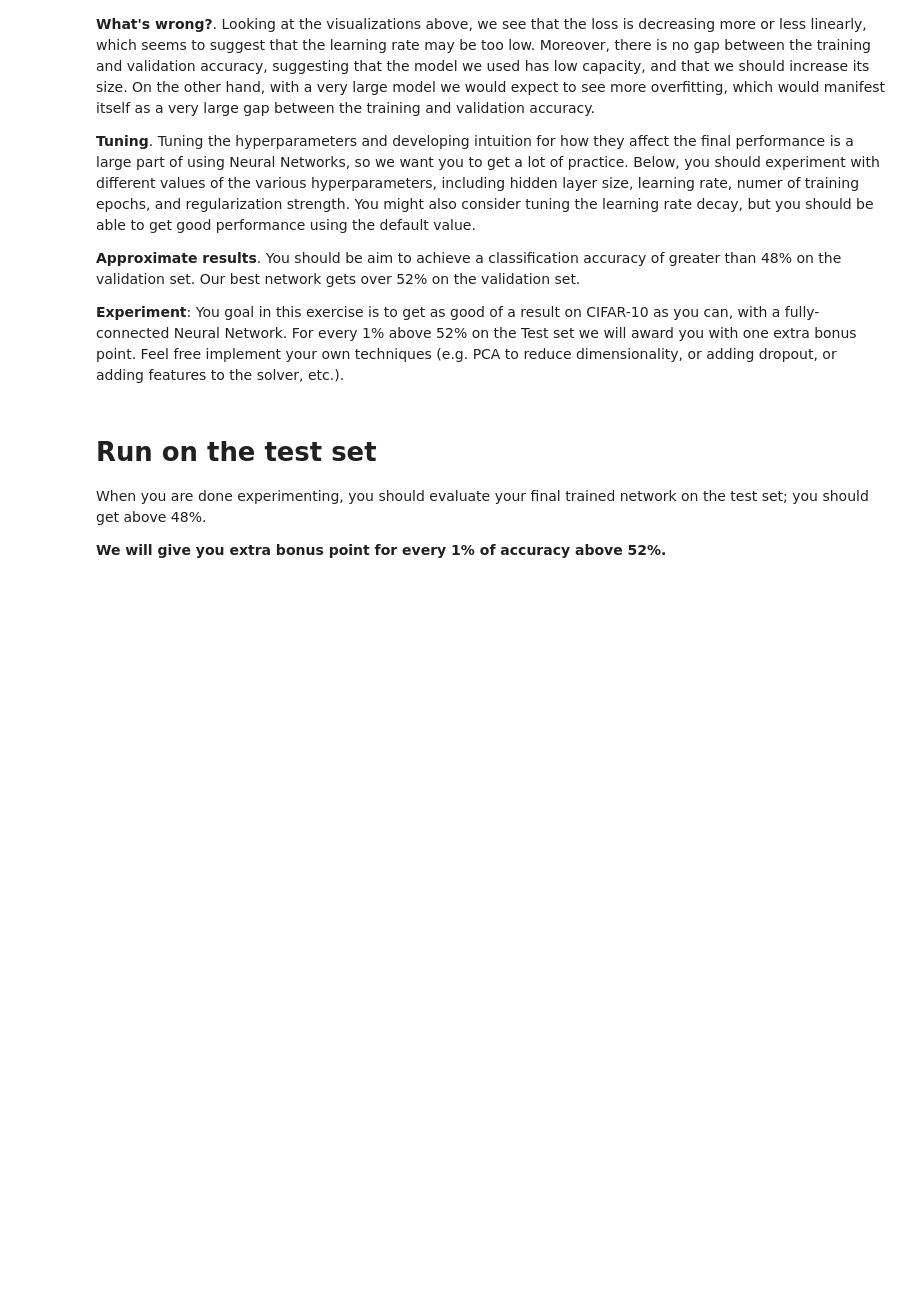
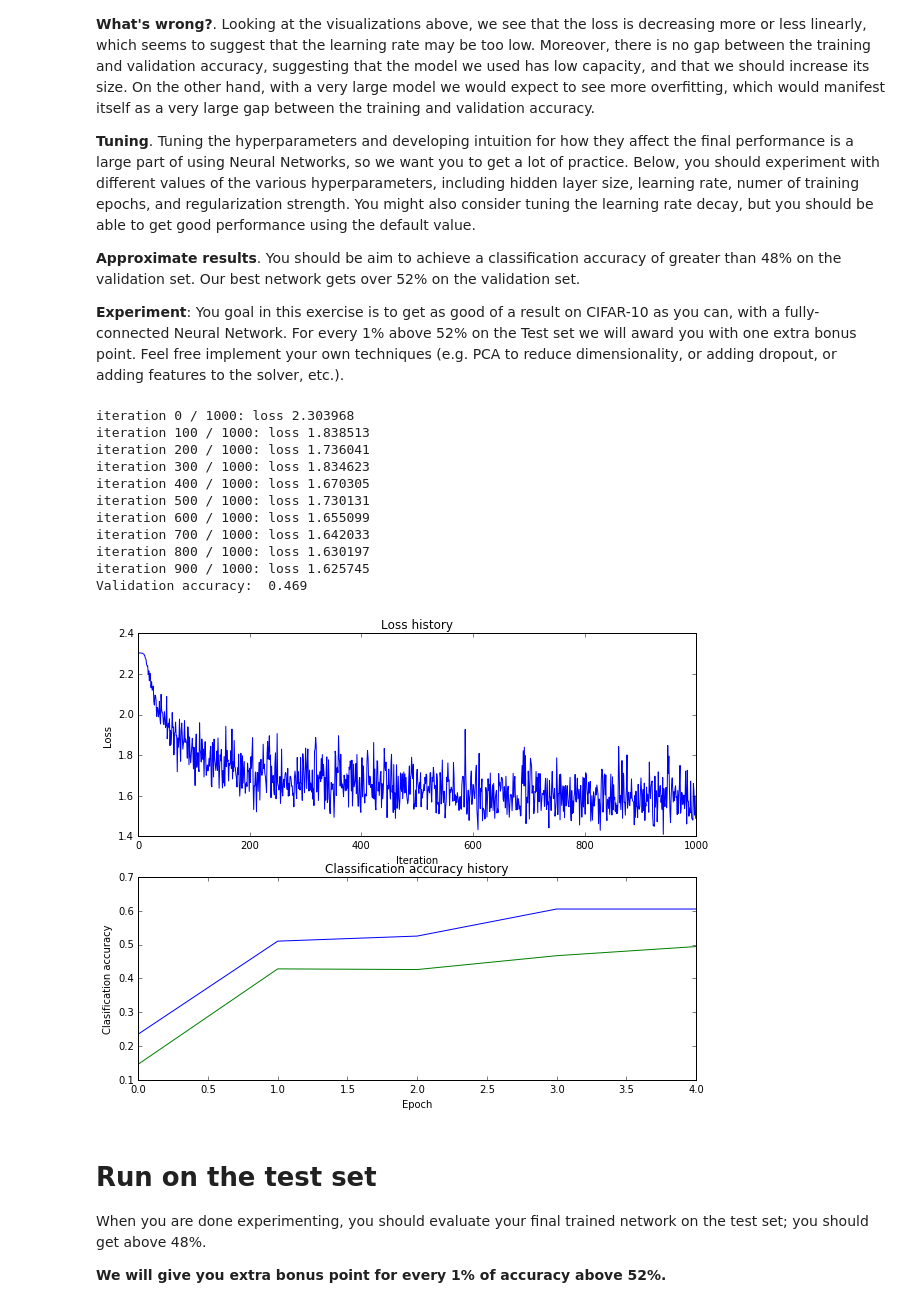
Before and after one commit to nghiattran/CS231n, a Jupyter notebook: assignment1/two_layer_net.ipynb, the cells around one changed output. Saved outputs shown, nothing was run; the diff lists cells and outputs as text; code cells hidden in the pictures; blank space fills up the shorter version.

```diff
--- a/assignment1/two_layer_net.ipynb
+++ b/assignment1/two_layer_net.ipynb
@@ -269,23 +284,61 @@ show_net_weights(net)
 **Experiment**: You goal in this exercise is to get as good of a result on CIFAR-10 as you can, with a fully-connected Neural Network. For every 1% above 52% on the Test set we will award you with one extra bonus point. Feel free implement your own techniques (e.g. PCA to reduce dimensionality, or adding dropout, or adding features to the solver, etc.).
 # %%
 best_net = None # store the best model into this
-
+hidden_size = 100
 #################################################################################
 # TODO: Tune hyperparameters using the validation set. Store your best trained  #
 # model in best_net.                                                            #
 #                                                                               #
 # To help debug your network, it may help to use visualizations similar to the  #
 # ones we used above; these visualizations will have significant qualitative    #
 # differences from the ones we saw above for the poorly tuned network.          #
 #                                                                               #
 # Tweaking hyperparameters by hand can be fun, but you might find it useful to  #
 # write code to sweep through possible combinations of hyperparameters          #
 # automatically like we did on the previous exercises.                          #
 #################################################################################
-pass
+net = TwoLayerNet(input_size, hidden_size, num_classes)
+
+# Train the network
+stats = net.train(X_train, y_train, X_val, y_val,
+            num_iters=1000, batch_size=200,
+            learning_rate=2e-3, learning_rate_decay=0.95,
+            reg=0.9, verbose=True)
+
+# Predict on the validation set
+val_acc = np.mean(net.predict(X_val) == y_val)
+print 'Validation accuracy: ', val_acc
+best_net = net
+# Plot the loss function and train / validation accuracies
+plt.subplot(2, 1, 1)
+plt.plot(stats['loss_history'])
+plt.title('Loss history')
+plt.xlabel('Iteration')
+plt.ylabel('Loss')
+
+plt.subplot(2, 1, 2)
+plt.plot(stats['train_acc_history'], label='train')
+plt.plot(stats['val_acc_history'], label='val')
+plt.title('Classification accuracy history')
+plt.xlabel('Epoch')
+plt.ylabel('Clasification accuracy')
+plt.show()
 #################################################################################
 #                               END OF YOUR CODE                                #
 #################################################################################
+# %% [output]
+iteration 0 / 1000: loss 2.303968
+iteration 100 / 1000: loss 1.838513
+iteration 200 / 1000: loss 1.736041
+iteration 300 / 1000: loss 1.834623
+iteration 400 / 1000: loss 1.670305
+iteration 500 / 1000: loss 1.730131
+iteration 600 / 1000: loss 1.655099
+iteration 700 / 1000: loss 1.642033
+iteration 800 / 1000: loss 1.630197
+iteration 900 / 1000: loss 1.625745
+Validation accuracy:  0.469
+[figure, added]
 # %%
 # visualize the weights of the best network
 show_net_weights(best_net)
```
Also changed, not shown: parts of 10 cells of this notebook, 3 other files.
